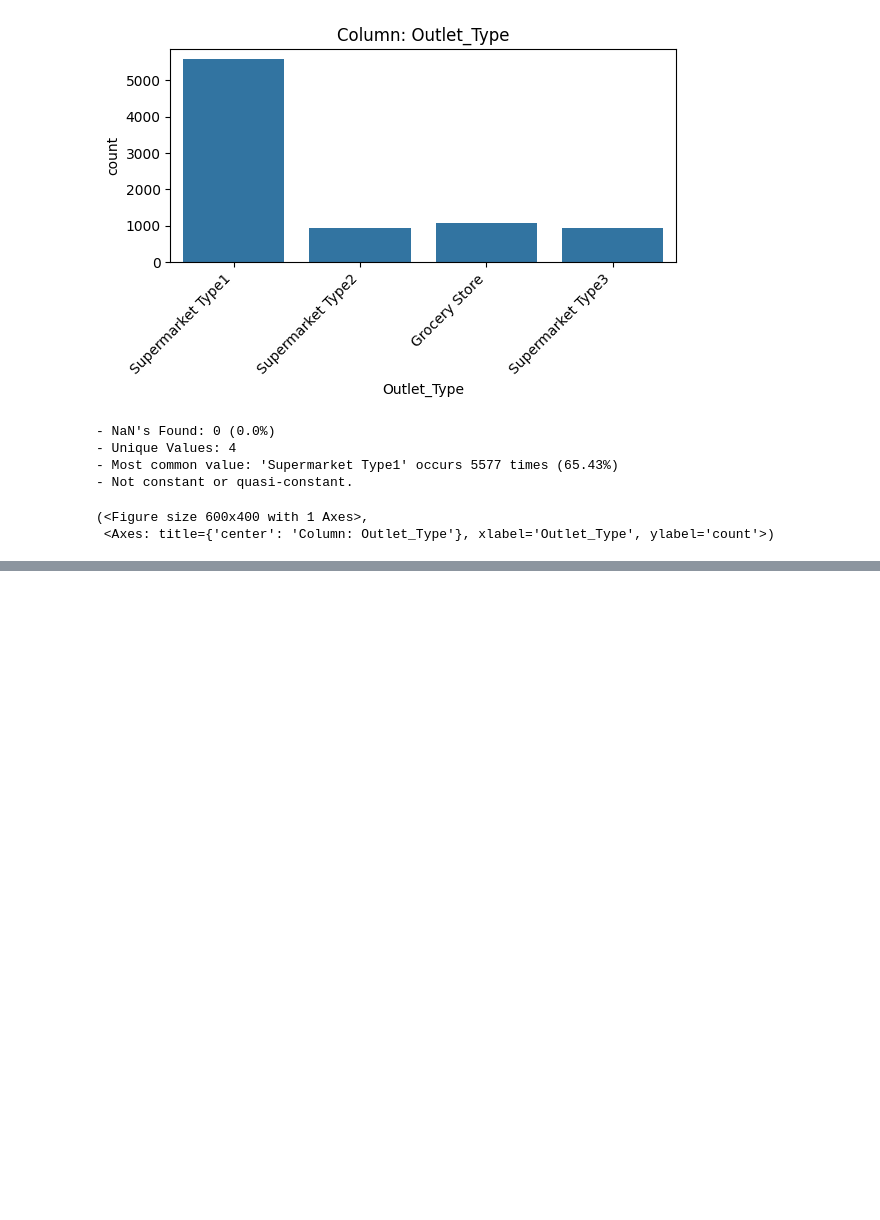
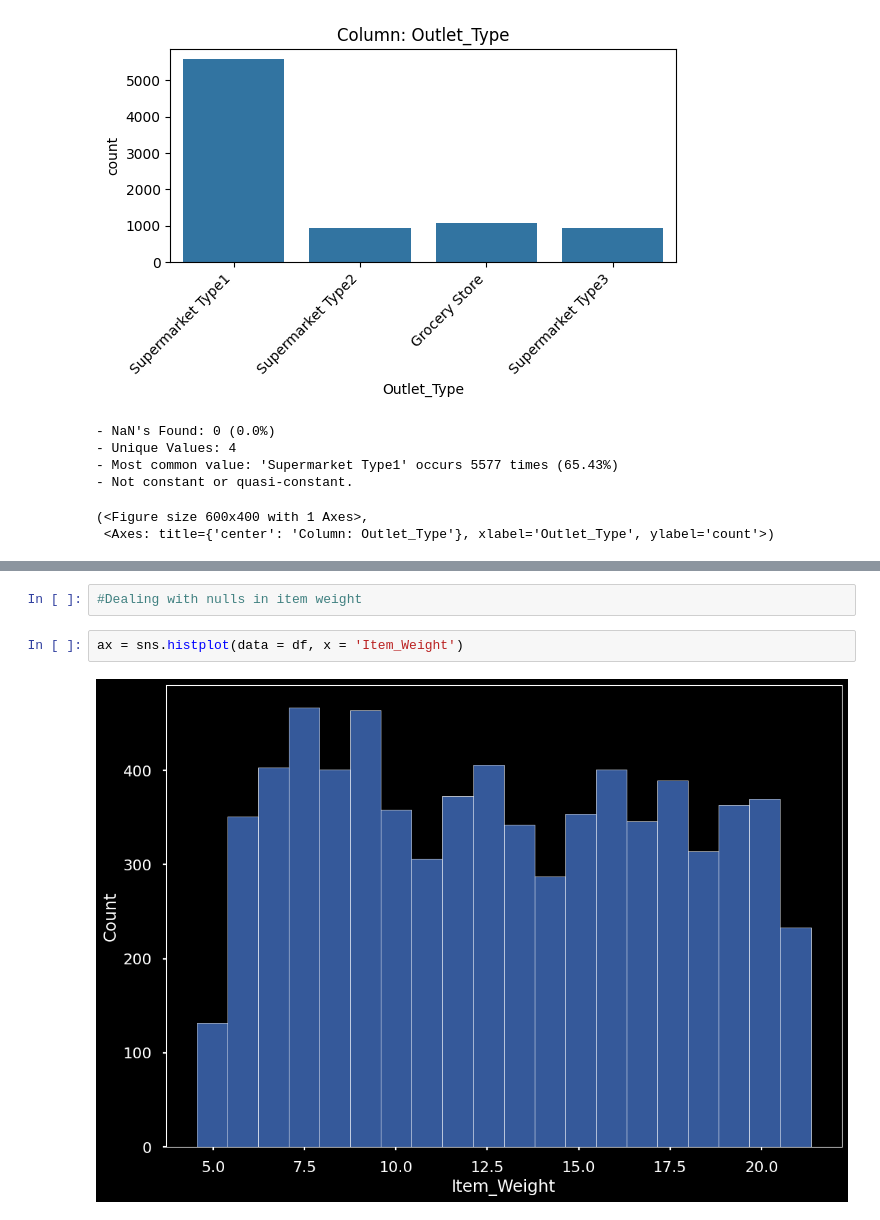
Before and after one commit to Ozedim/Ozedim, a Jupyter notebook: Copy_of_Loading_data.ipynb, the cells around one changed output, grey strips where cells are left out. Drawn from its saved outputs; the diff is of its cells as text; blank space fills up the shorter version.

```diff
--- a/Copy_of_Loading_data.ipynb
+++ b/Copy_of_Loading_data.ipynb
@@ -477,0 +662,6 @@ plot_categorical_vs_target(df,'Outlet_Type','Item_Weight')
+# %%
+#Dealing with nulls in item weight
+# %%
+ax = sns.histplot(data = df, x = 'Item_Weight')
+# %% [output]
+[figure, added]
```
Also changed, not shown: parts of 48 cells of this notebook.
